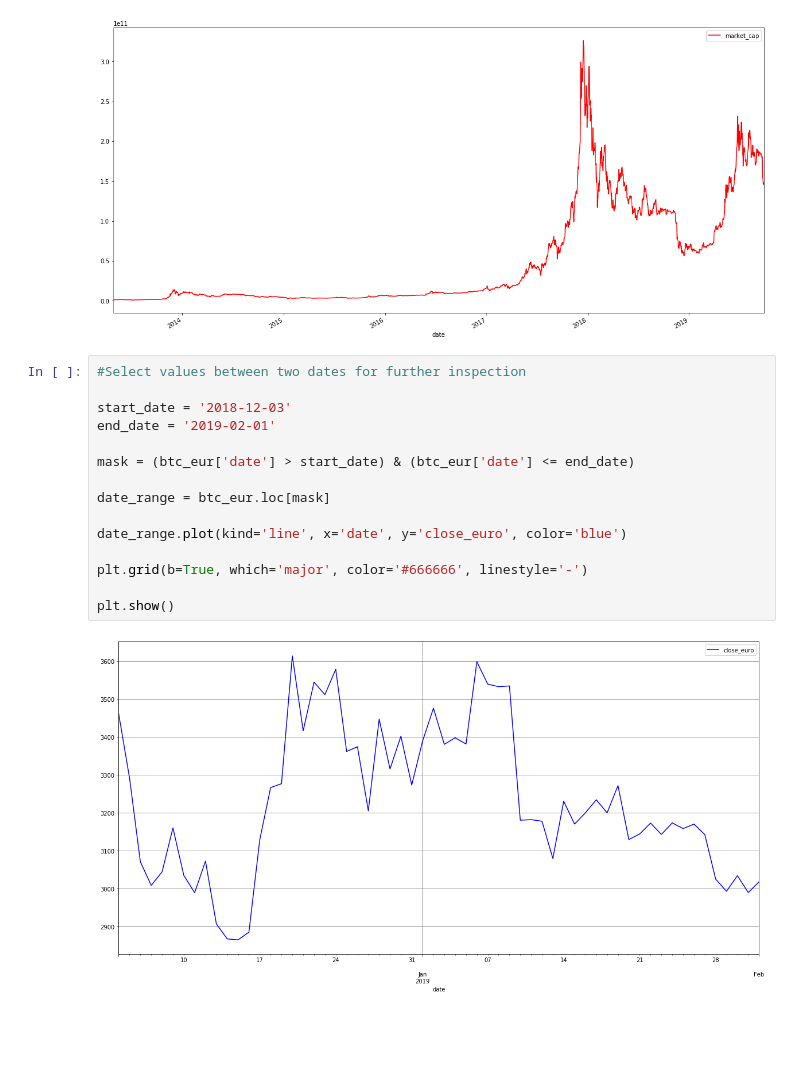
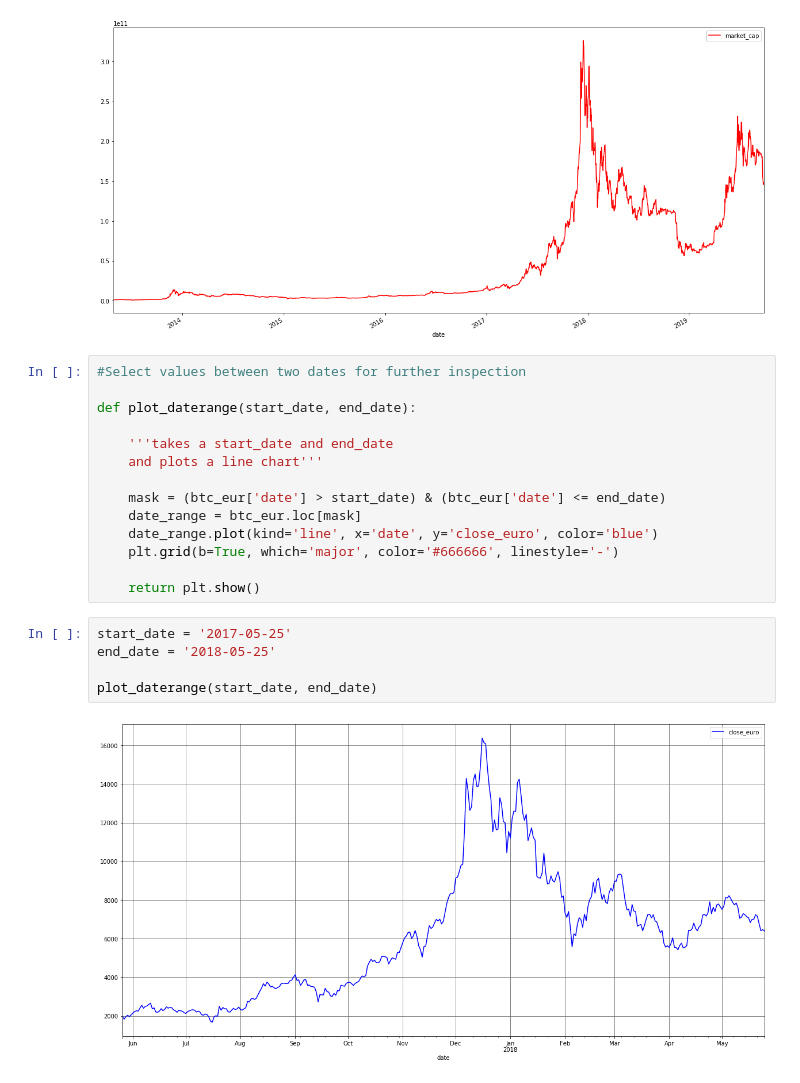
Before and after one commit to decorrespondent/bitcoin, a Jupyter notebook: src/notebooks/btc_price_analysis.ipynb, the cells around one changed output. Saved outputs shown, nothing was run; the diff lists cells and outputs as text; blank space fills up the shorter version.

```diff
--- a/src/notebooks/btc_price_analysis.ipynb
+++ b/src/notebooks/btc_price_analysis.ipynb
@@ -88,17 +88,21 @@ plt.show()
 # %%
 #Select values between two dates for further inspection
 
-start_date = '2018-12-03'
-end_date = '2019-02-01'
+def plot_daterange(start_date, end_date):
 
-mask = (btc_eur['date'] > start_date) & (btc_eur['date'] <= end_date)
+    '''takes a start_date and end_date
+    and plots a line chart'''
 
-date_range = btc_eur.loc[mask]
+    mask = (btc_eur['date'] > start_date) & (btc_eur['date'] <= end_date)
+    date_range = btc_eur.loc[mask]
+    date_range.plot(kind='line', x='date', y='close_euro', color='blue')
+    plt.grid(b=True, which='major', color='#666666', linestyle='-')
 
-date_range.plot(kind='line', x='date', y='close_euro', color='blue')
-
-plt.grid(b=True, which='major', color='#666666', linestyle='-')
-
-plt.show()
+    return plt.show()
-# %% [output]
-[figure, removed]
+# %%
+start_date = '2017-05-25'
+end_date = '2018-05-25'
+
+plot_daterange(start_date, end_date)
+# %% [output]
+[figure, added]
```
Also changed, not shown: parts of 2 cells of this notebook.
